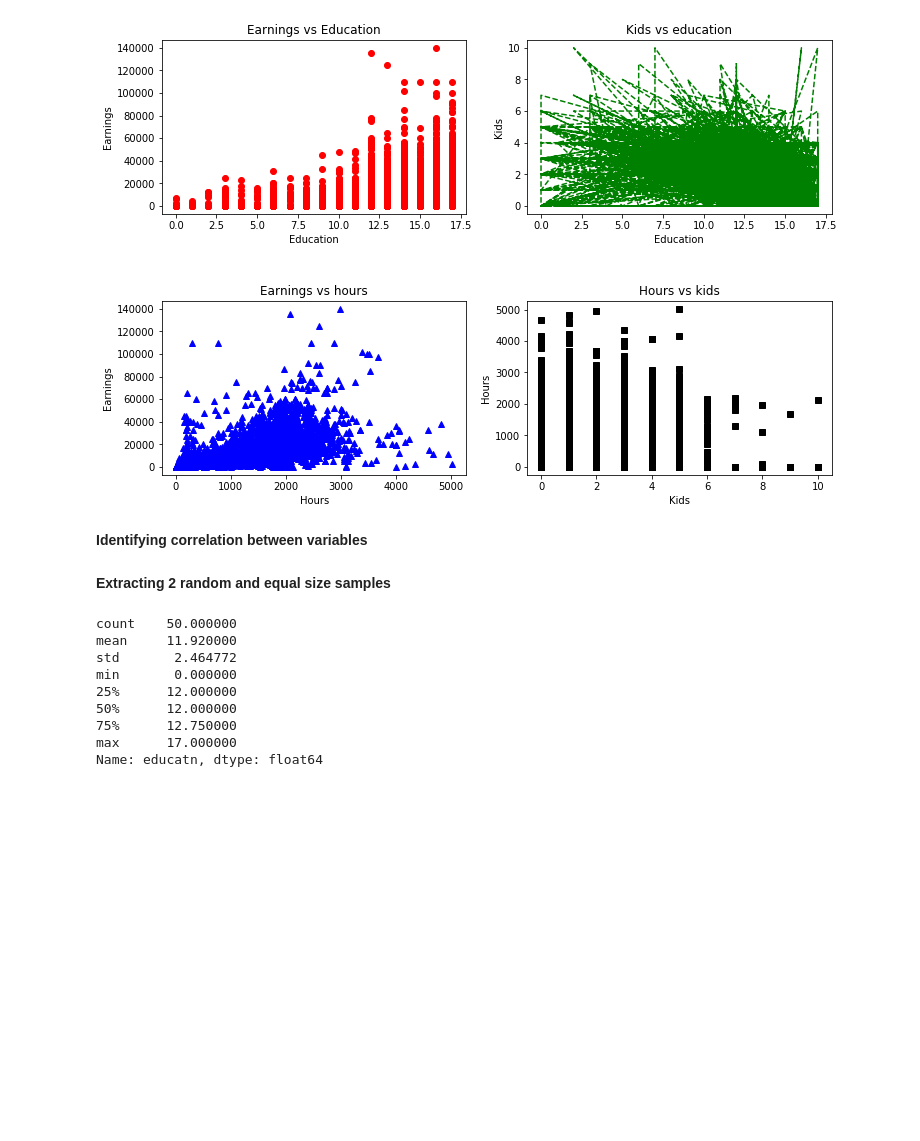
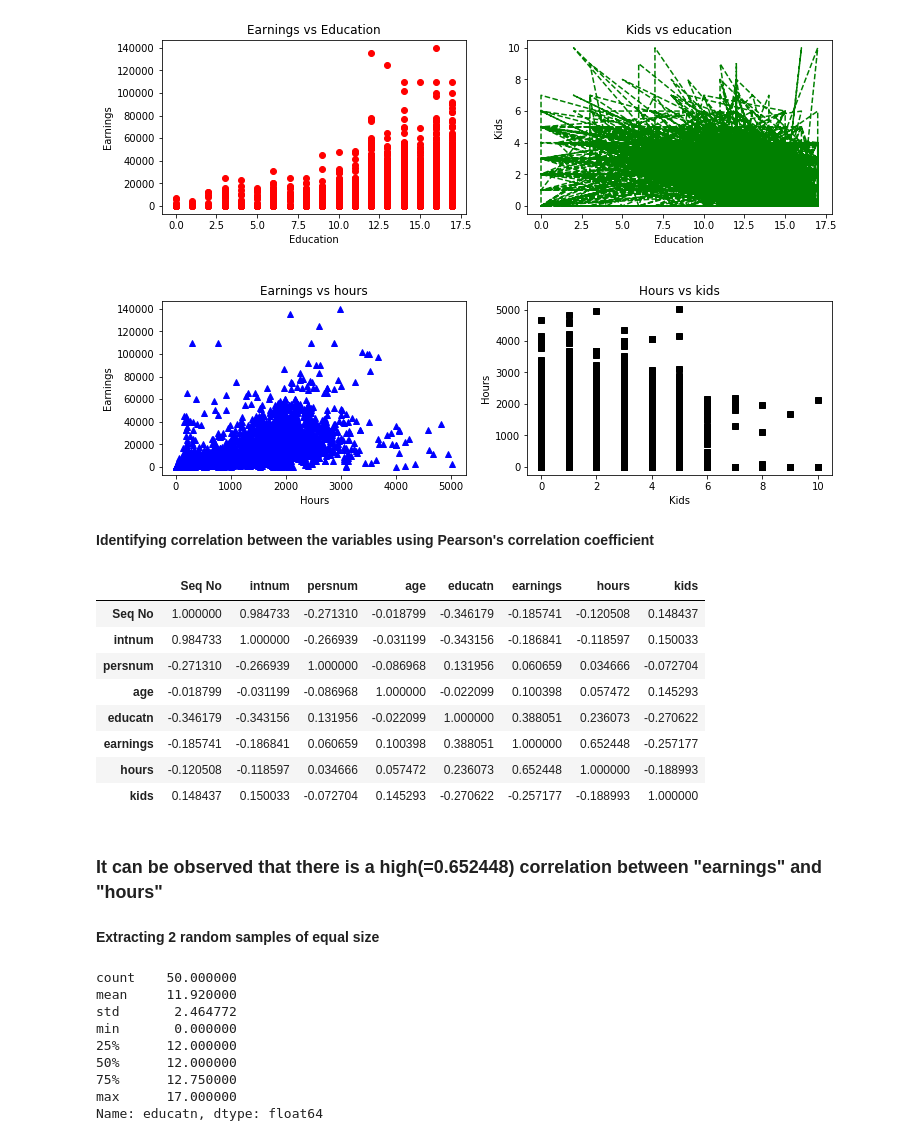
Before and after one commit to PraAnj/hypothesis-testing, a Jupyter notebook: ds project.ipynb, the cells around one changed output. Drawn from its saved outputs; the diff is of its cells as text; code cells hidden in the pictures; blank space fills up the shorter version.

Commit message:
Pearson's coefficient

```diff
--- a/ds project.ipynb
+++ b/ds project.ipynb
@@ -143,6 +139,20 @@ plt.ylabel("Hours")
 Text(0, 0.5, 'Hours')
 [figure]
 # %% [markdown]
-**Identifying correlation between variables**
+**Identifying correlation between the variables using Pearson's correlation coefficient**
+# %%
+my_data.corr(method='pearson')
+# %% [output]
+|  | Seq No | intnum | persnum | age | educatn | earnings | hours | kids |
+| Seq No | 1.000000 | 0.984733 | -0.271310 | -0.018799 | -0.346179 | -0.185741 | -0.120508 | 0.148437 |
+| intnum | 0.984733 | 1.000000 | -0.266939 | -0.031199 | -0.343156 | -0.186841 | -0.118597 | 0.150033 |
+| persnum | -0.271310 | -0.266939 | 1.000000 | -0.086968 | 0.131956 | 0.060659 | 0.034666 | -0.072704 |
+| age | -0.018799 | -0.031199 | -0.086968 | 1.000000 | -0.022099 | 0.100398 | 0.057472 | 0.145293 |
+| educatn | -0.346179 | -0.343156 | 0.131956 | -0.022099 | 1.000000 | 0.388051 | 0.236073 | -0.270622 |
+| earnings | -0.185741 | -0.186841 | 0.060659 | 0.100398 | 0.388051 | 1.000000 | 0.652448 | -0.257177 |
+| hours | -0.120508 | -0.118597 | 0.034666 | 0.057472 | 0.236073 | 0.652448 | 1.000000 | -0.188993 |
+| kids | 0.148437 | 0.150033 | -0.072704 | 0.145293 | -0.270622 | -0.257177 | -0.188993 | 1.000000 |
+# %% [markdown]
+### It can be observed that there is a high(=0.652448) correlation between "earnings" and "hours"
 # %% [markdown]
-**Extracting 2 random and equal size samples**
+**Extracting 2 random samples of equal size**
```
Also changed, not shown: parts of 2 cells of this notebook.
